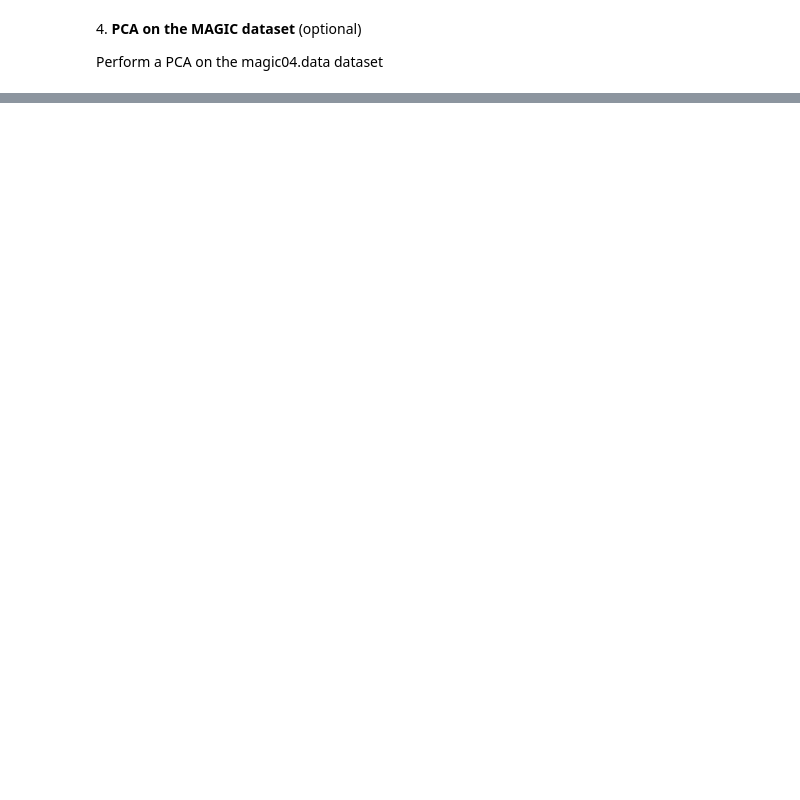
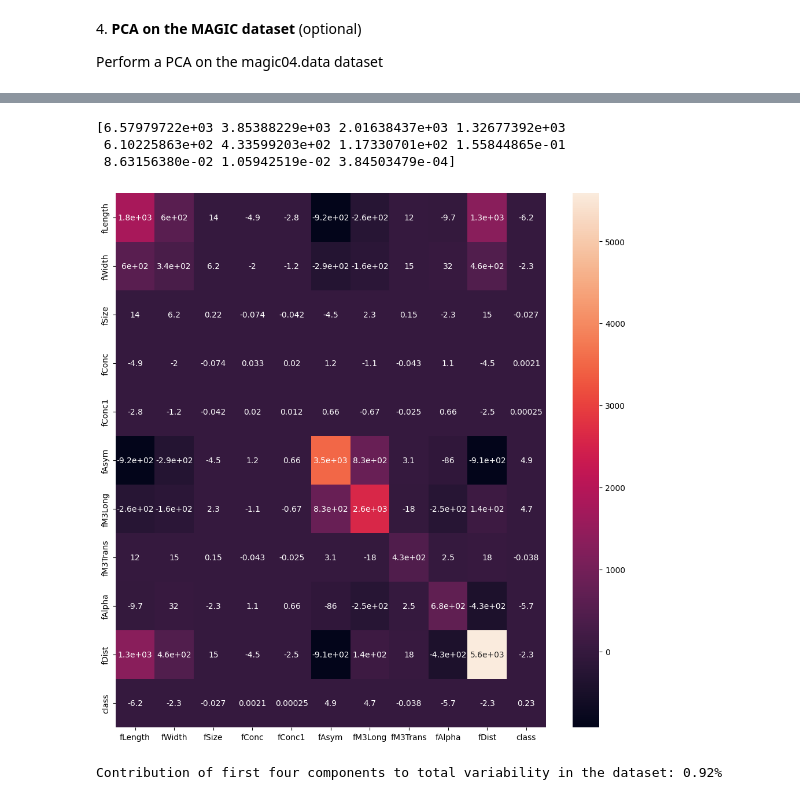
Before and after one commit to filippobezzi/LaboratoryOfComputationalPhysics_Y7, a Jupyter notebook: 08ex_LinearAlgebra.ipynb, the cells around one changed output, grey strips where cells are left out. Saved outputs shown, nothing was run; the diff lists cells and outputs as text; code cells hidden in the pictures; blank space fills up the shorter version.

```diff
--- a/08ex_LinearAlgebra.ipynb
+++ b/08ex_LinearAlgebra.ipynb
@@ -115,0 +294,9 @@ magic04.names.1         [ <=>                ]   5,27K  --.-KB/s    in 0s
+# %%
+filename = "/Users/Filippo/data/magic04.data"
+data = pd.read_csv(
+    filename,
+    names=[
+        'fLength', 'fWidth', 'fSize', 'fConc', 'fConc1', 'fAsym', 'fM3Long', 'fM3Trans', 'fAlpha', 'fDist', 'class'
+    ]
+)
+data.head()
@@ -115,0 +331,3 @@ magic04.names.1         [ <=>                ]   5,27K  --.-KB/s    in 0s
+# %%
+data['class'] = np.where(data['class'] == 'g', 1, 0)
+data.info()
@@ -115,0 +353,3 @@ magic04.names.1         [ <=>                ]   5,27K  --.-KB/s    in 0s
+# %%
+cov = data.cov()
+cov.head(11)
@@ -115,0 +369,21 @@ magic04.names.1         [ <=>                ]   5,27K  --.-KB/s    in 0s
+# %%
+import seaborn as sns
+plt.figure(figsize=(12, 12))
+sns.heatmap(data=cov, fmt=".2g", annot=True)
+plt.plot()
+
+l, V = la.eig(cov)
+l = np.real_if_close(l)
+sorted_indices = np.argsort(l)[::-1]
+l = l[sorted_indices]
+V = V[:, sorted_indices]
+print(l)
+# %% [output]
+[6.57979722e+03 3.85388229e+03 2.01638437e+03 1.32677392e+03
+ 6.10225863e+02 4.33599203e+02 1.17330701e+02 1.55844865e-01
+ 8.63156380e-02 1.05942519e-02 3.84503479e-04]
+[figure, added]
+# %%
+print(f"Contribution of first four components to total variability in the dataset: {np.sum(l[:4])/np.sum(l):.2f}%")
+# %% [output]
+Contribution of first four components to total variability in the dataset: 0.92%
```
Also changed, not shown: parts of 29 cells of this notebook, 19 other files.
